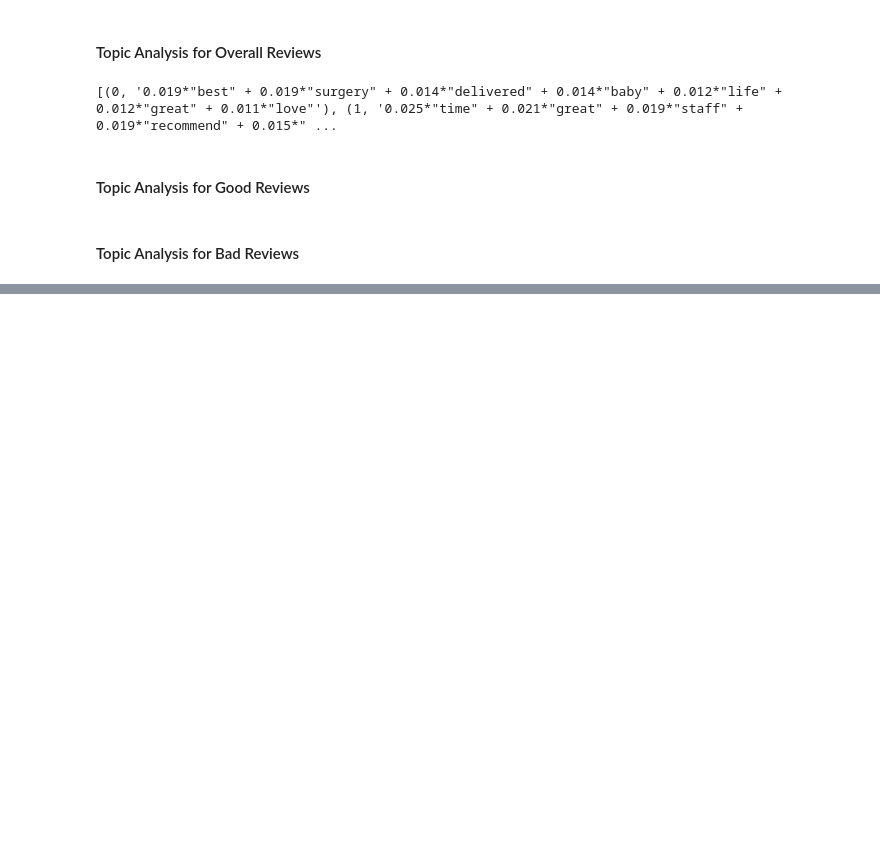
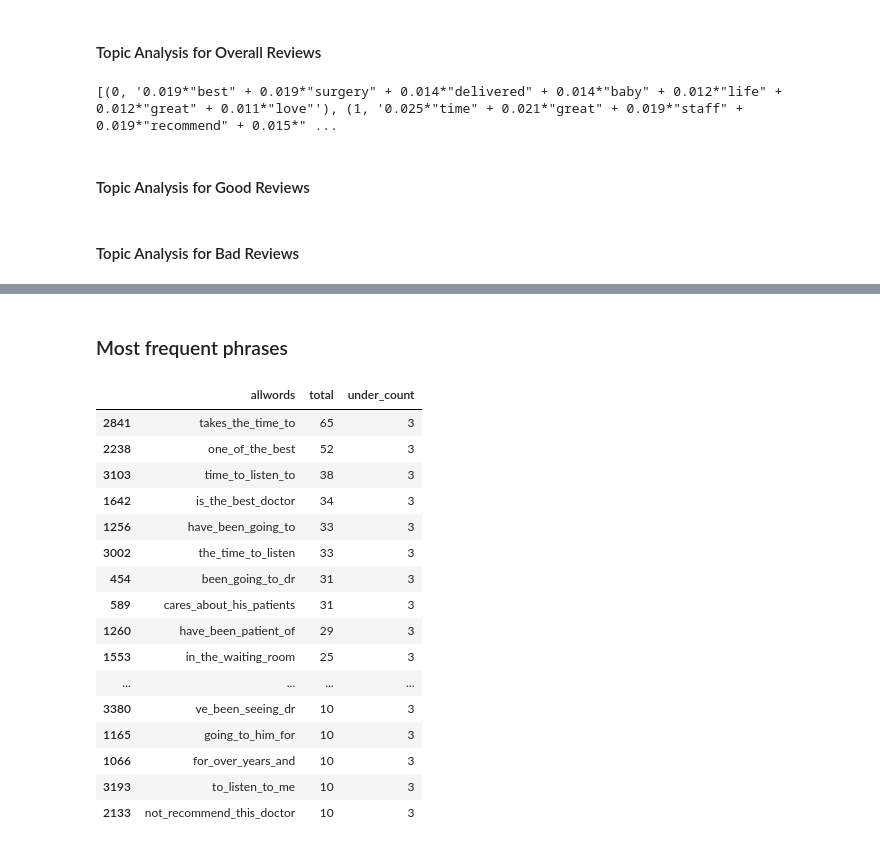
Before and after one commit to KlippL/Doctors_Reviews_NLP, a Jupyter notebook: Review_Analysis.ipynb, the cells around one changed output, grey strips where cells are left out. Drawn from its saved outputs; the diff is of its cells as text; code cells hidden in the pictures; blank space fills up the shorter version.

```diff
--- a/Review_Analysis.ipynb
+++ b/Review_Analysis.ipynb
@@ -543,0 +550,20 @@ print(ldamodel.print_topics(num_topics=5, num_words=7))
+# %%
+# Clean Null Values
+df_gp = df_gp[df_gp.review.notnull()]
+df_gp = df_gp[df_gp.review != "None"]
+
+# Filter the reviews based on reviews having a score of 4 or more and less than 3
+df_gp = df_gp[['individual_rating', 'review']]
+df_gp.individual_rating = df_gp.individual_rating.astype(float)
+df_gp = df_gp[(df_gp.individual_rating >= 4) | (df_gp.individual_rating < 3)]
+
+# Make a dummy column in df_gp for if a review is good or bad
+df_gp['is_good'] = (df_gp.individual_rating >= 4) * 1 + (df_gp.individual_rating < 3) * 0
+
+
+gp_sub = df_gp.review.str.lower()
+vec = CountVectorizer(ngram_range=(1, 5), min_df = 10)
+X_gp = vec.fit_transform(gp_sub)
+dtm_gp = pd.DataFrame(X_gp.toarray(), columns=[pd.Series(vec.get_feature_names()).str.replace(' ', '_').tolist()])
+tdm_gp = dtm_gp.T
+print(tdm_gp.shape)
@@ -543,0 +615,12 @@ print(ldamodel.print_topics(num_topics=5, num_words=7))
+# %%
+tdm_gp['total'] = tdm_gp.sum(axis =1)
+freq_gp = tdm_gp.reset_index().rename(columns = {"level_0":"allwords"})
+
+words2_gp = freq_gp.allwords.tolist()
+words2_gp = stopText(words2_gp)
+words2_gp = stopOther(words2_gp)
+
+words2_gp = pd.Series(words2_gp).str.lstrip(" ").tolist()
+
+freq_gp = freq_gp[freq_gp.allwords.isin(words2_gp)].sort_values(by = 'total', ascending = False)[['allwords', 'total']]
+freq_gp
@@ -543,0 +646,23 @@ print(ldamodel.print_topics(num_topics=5, num_words=7))
+# %% [markdown]
+### Most frequent phrases
+# %%
+freq_gp['under_count'] = freq_gp.allwords.str.count('_')
+freq_gp[freq_gp.under_count>=3]
+# %% [output]
+|  | allwords | total | under_count |
+| 2841 | takes_the_time_to | 65 | 3 |
+| 2238 | one_of_the_best | 52 | 3 |
+| 3103 | time_to_listen_to | 38 | 3 |
+| 1642 | is_the_best_doctor | 34 | 3 |
+| 1256 | have_been_going_to | 33 | 3 |
+| 3002 | the_time_to_listen | 33 | 3 |
+| 454 | been_going_to_dr | 31 | 3 |
+| 589 | cares_about_his_patients | 31 | 3 |
+| 1260 | have_been_patient_of | 29 | 3 |
+| 1553 | in_the_waiting_room | 25 | 3 |
+| ... | ... | ... | ... |
+| 3380 | ve_been_seeing_dr | 10 | 3 |
+| 1165 | going_to_him_for | 10 | 3 |
+| 1066 | for_over_years_and | 10 | 3 |
+| 3193 | to_listen_to_me | 10 | 3 |
+| 2133 | not_recommend_this_doctor | 10 | 3 |
```
Also changed, not shown: parts of 9 cells of this notebook.
